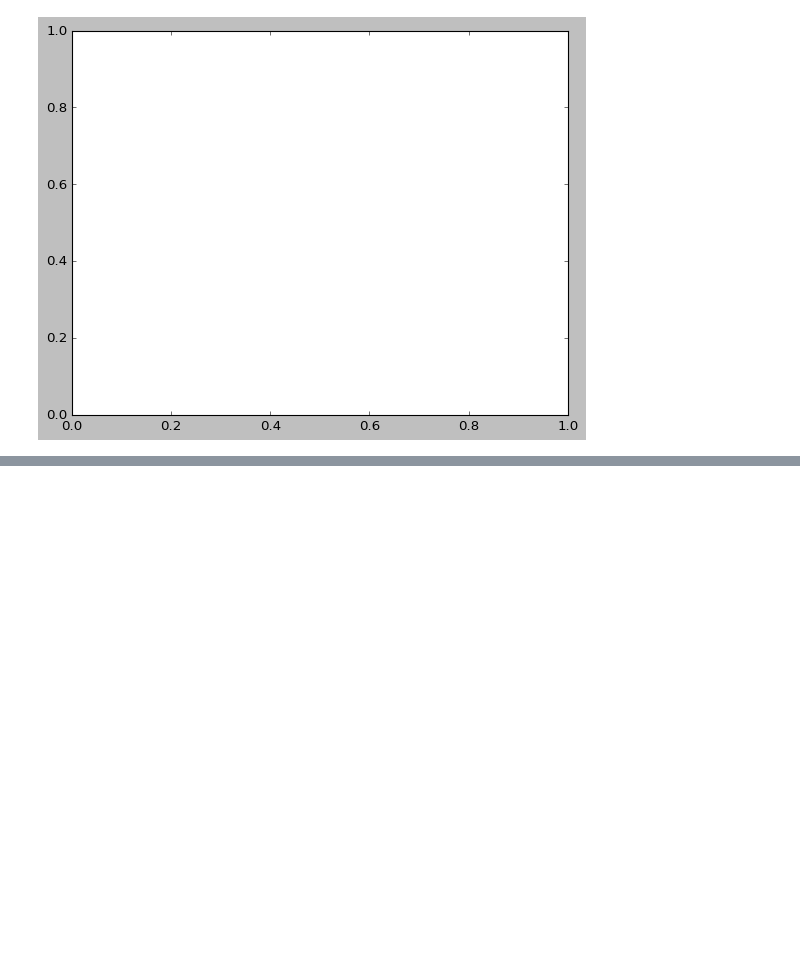
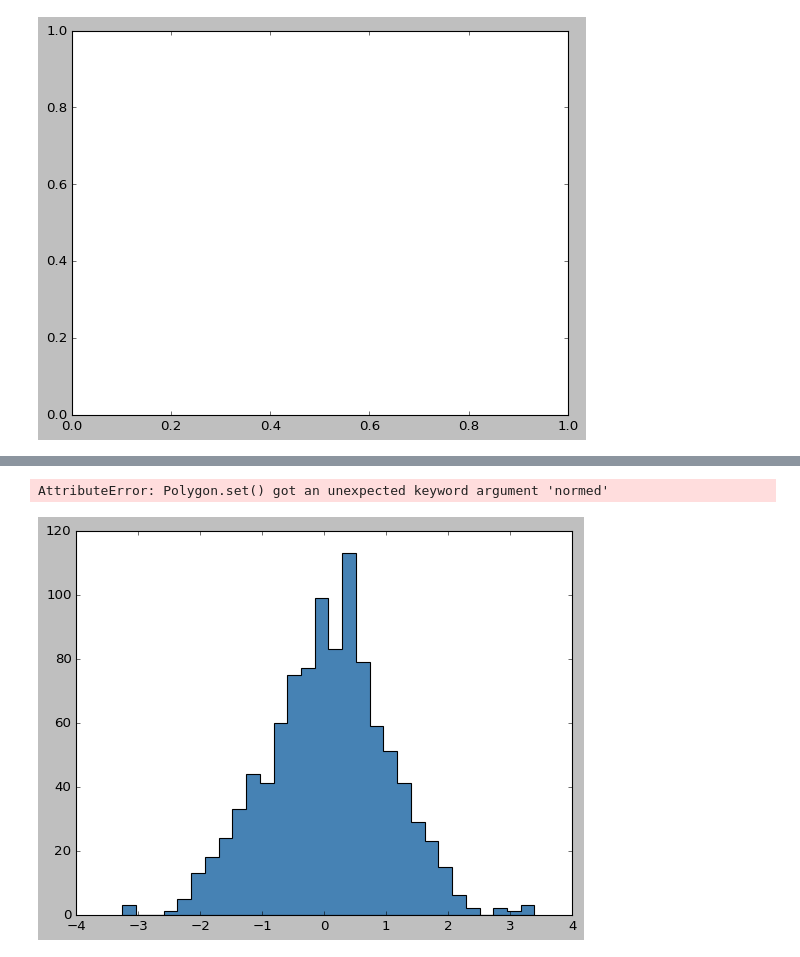
Before and after one commit to OxwardInc/Industrial-Training, a Jupyter notebook: Assignment/Week 17/Matplotlib.ipynb, the cells around one changed output, grey strips where cells are left out. Cells and saved outputs as stored; diff of their text form; code cells hidden in the pictures; blank space fills up the shorter version.

```diff
--- a/Assignment/Week 17/Matplotlib.ipynb
+++ b/Assignment/Week 17/Matplotlib.ipynb
@@ -370,0 +406,7 @@ TypeError: Input z must be 2D, not 0D
+# %%
+plt.hist(data, bins=30, normed=True, alpha=0.5,
+        histtype='stepfilled', color='steelblue',
+        edgecolor='none');
+# %% [output]
+AttributeError: Polygon.set() got an unexpected keyword argument 'normed'
+[figure, added]
```
Also changed, not shown: parts of 72 cells of this notebook, 3 other files.
